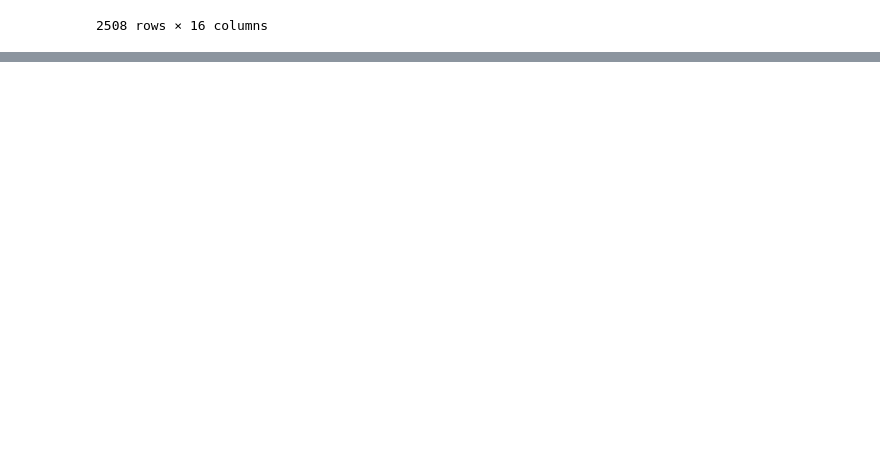
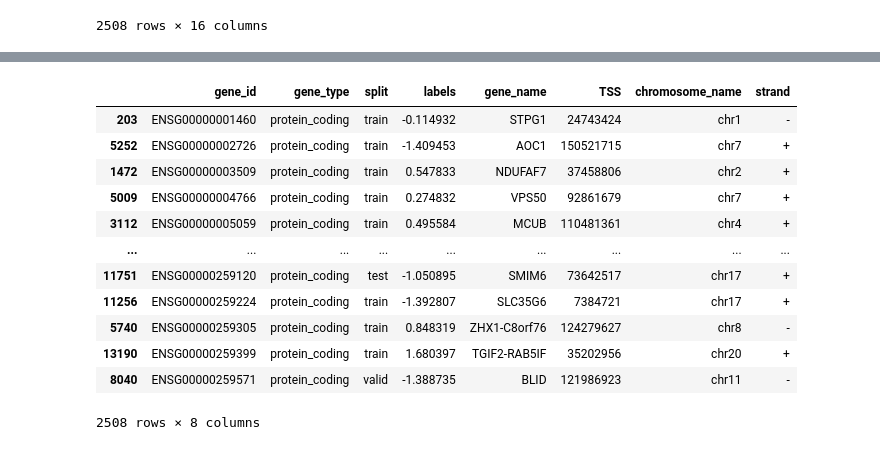
Before and after one commit to IloDan/GX_alBERTo, a Jupyter notebook: data_manipulation/ennesimo.ipynb, the cells around one changed output, grey strips where cells are left out. Cells and saved outputs as stored; diff of their text form; code cells hidden in the pictures; blank space fills up the shorter version.

```diff
--- a/data_manipulation/ennesimo.ipynb
+++ b/data_manipulation/ennesimo.ipynb
@@ -142,0 +126,22 @@ dataset
+# %%
+
+order=df4.columns.tolist()
+df6=df4
+# %%
+#aggiungi chr di fianco a chromosome_name
+df6['chromosome_name'] = df6['chromosome_name'].apply(lambda x: 'chr'+str(x))
+df6
+# %% [output]
+|  | gene_id | gene_type | split | labels | gene_name | TSS | chromosome_name | strand |
+| 203 | ENSG00000001460 | protein_coding | train | -0.114932 | STPG1 | 24743424 | chr1 | - |
+| 5252 | ENSG00000002726 | protein_coding | train | -1.409453 | AOC1 | 150521715 | chr7 | + |
+| 1472 | ENSG00000003509 | protein_coding | train | 0.547833 | NDUFAF7 | 37458806 | chr2 | + |
+| 5009 | ENSG00000004766 | protein_coding | train | 0.274832 | VPS50 | 92861679 | chr7 | + |
+| 3112 | ENSG00000005059 | protein_coding | train | 0.495584 | MCUB | 110481361 | chr4 | + |
+| ... | ... | ... | ... | ... | ... | ... | ... | ... |
+| 11751 | ENSG00000259120 | protein_coding | test | -1.050895 | SMIM6 | 73642517 | chr17 | + |
+| 11256 | ENSG00000259224 | protein_coding | train | -1.392807 | SLC35G6 | 7384721 | chr17 | + |
+| 5740 | ENSG00000259305 | protein_coding | train | 0.848319 | ZHX1-C8orf76 | 124279627 | chr8 | - |
+| 13190 | ENSG00000259399 | protein_coding | train | 1.680397 | TGIF2-RAB5IF | 35202956 | chr20 | + |
+| 8040 | ENSG00000259571 | protein_coding | valid | -1.388735 | BLID | 121986923 | chr11 | - |
+2508 rows × 8 columns
```
Also changed, not shown: parts of 4 cells of this notebook, 3 other files.
